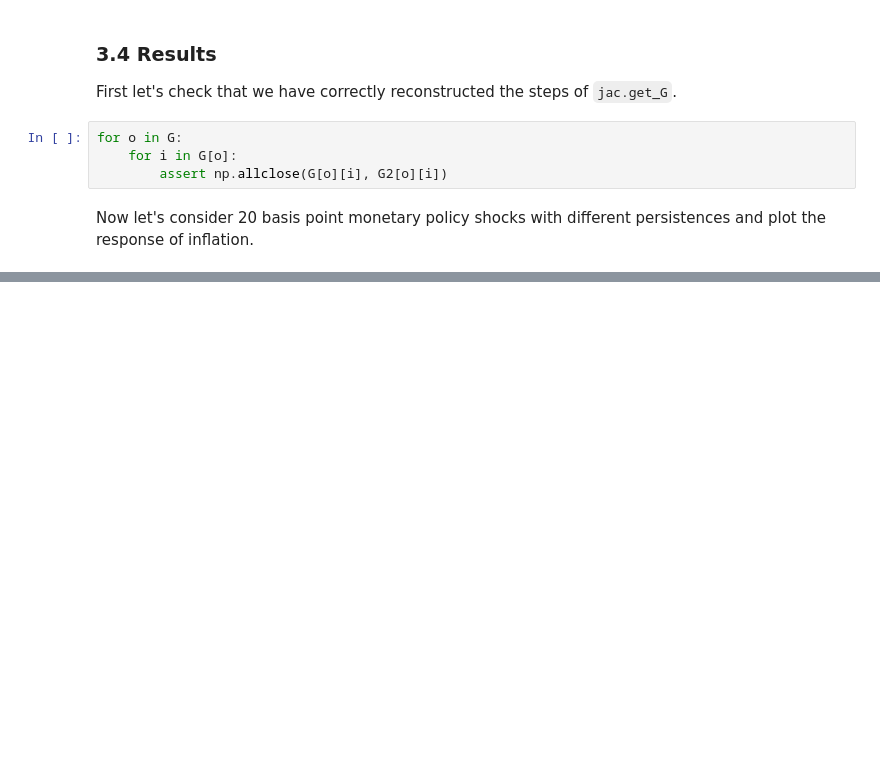
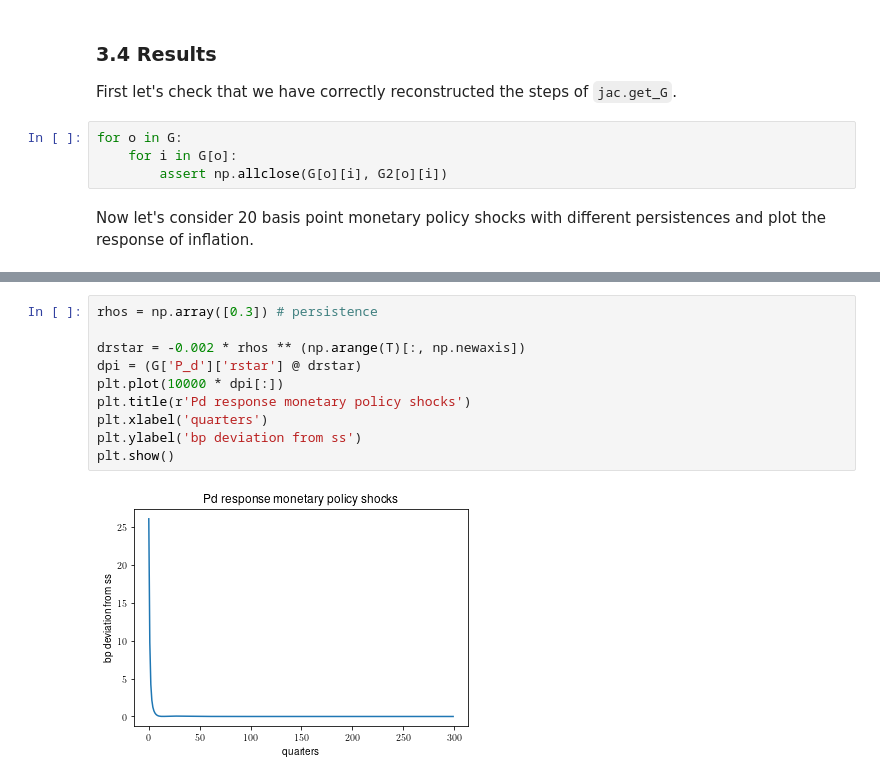
Before and after one commit to EmilHP/sequence-jacobian-master, a Jupyter notebook: HANK_durables.ipynb, the cells around one changed output, grey strips where cells are left out. Cells and saved outputs as stored; diff of their text form; blank space fills up the shorter version.

```diff
--- a/HANK_durables.ipynb
+++ b/HANK_durables.ipynb
@@ -590,0 +519,12 @@ Winding number: 0
+# %%
+rhos = np.array([0.3]) # persistence
+
+drstar = -0.002 * rhos ** (np.arange(T)[:, np.newaxis])
+dpi = (G['P_d']['rstar'] @ drstar)
+plt.plot(10000 * dpi[:])
+plt.title(r'Pd response monetary policy shocks')
+plt.xlabel('quarters')
+plt.ylabel('bp deviation from ss')
+plt.show()
+# %% [output]
+[figure, added]
```
Also changed, not shown: parts of 32 cells of this notebook, 15 other files.
